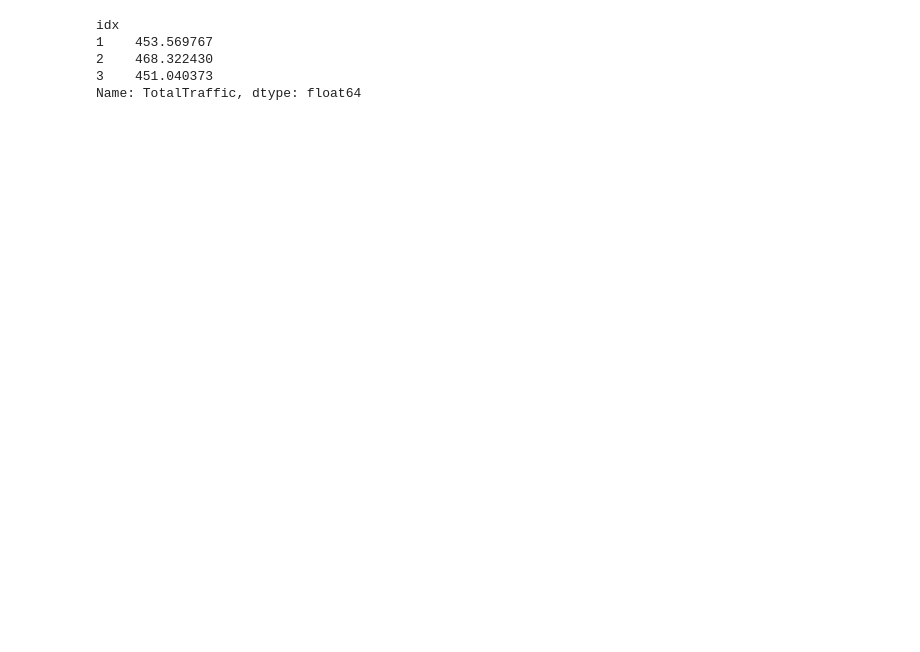
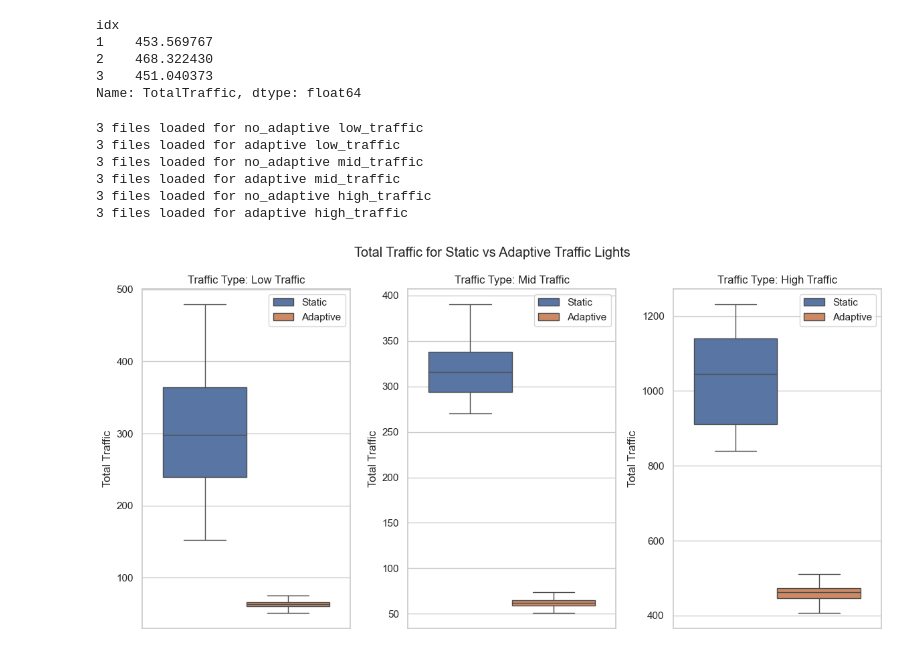
Before and after one commit to Kaszkietio/toast, a Jupyter notebook: src/plots.ipynb, the cells around one changed output. Drawn from its saved outputs; the diff is of its cells as text; code cells hidden in the pictures; blank space fills up the shorter version.

```diff
--- a/src/plots.ipynb
+++ b/src/plots.ipynb
@@ -5,16 +6,17 @@ import seaborn as sns
 lights_types = ["no_adaptive", "adaptive"]
 traffic_types = ["low_traffic", "mid_traffic", "high_traffic"]
 
-def load_data(lights_type, traffic_type):
+def load_data_exp_light_type(lights_type, traffic_type):
     pds = []
     for i in range(3):
         filename = f"metrics/light_types_traffic/{lights_type}_{traffic_type}_{i+1}.csv"
         df = pd.read_csv(filename)
         df["idx"] = i + 1
         pds.append(df)
+    print(len(pds), "files loaded for", lights_type, traffic_type)
     return pd.concat(pds, ignore_index=True, axis=0)
 # %%
-df = load_data(lights_types[1], traffic_types[2])
+df = load_data_exp_light_type(lights_types[1], traffic_types[2])
 df2 = df[df["Time"] > 30.0]
 df2.groupby("idx")["TotalTraffic"].mean()
 # %% [output]
@@ -23,3 +25,37 @@ idx
 2    468.322430
 3    451.040373
 Name: TotalTraffic, dtype: float64
+# %%
+# for traffic_type in traffic_types:
+plt.figure(figsize=(12, 6))
+sns.set_theme(style="whitegrid")
+for i, traffic_type in enumerate(traffic_types):
+    df_static = load_data_exp_light_type(lights_types[0], traffic_type)
+    df_adaptive = load_data_exp_light_type(lights_types[1], traffic_type)
+
+    df_static["type"] = "Static"
+    df_adaptive["type"] = "Adaptive"
+    df = pd.concat([df_static, df_adaptive], ignore_index=True)
+    df = df[df["Time"] > 30.0]
+    plt.subplot(1, 3, i + 1)
+    sns.boxplot(
+        hue = "type",
+        y="TotalTraffic",
+        data=df,
+        showfliers=False,
+    )
+    plt.ylabel("Total Traffic")
+    plt.title(f"Traffic Type: {traffic_type.replace('_', ' ').title()}")
+    plt.legend()
+
+plt.suptitle("Total Traffic for Static vs Adaptive Traffic Lights")
+plt.tight_layout()
+plt.show()
+# %% [output]
+3 files loaded for no_adaptive low_traffic
+3 files loaded for adaptive low_traffic
+3 files loaded for no_adaptive mid_traffic
+3 files loaded for adaptive mid_traffic
+3 files loaded for no_adaptive high_traffic
+3 files loaded for adaptive high_traffic
+[figure, added]
```
Also changed, not shown: parts of 14 cells of this notebook, 10 other files.
